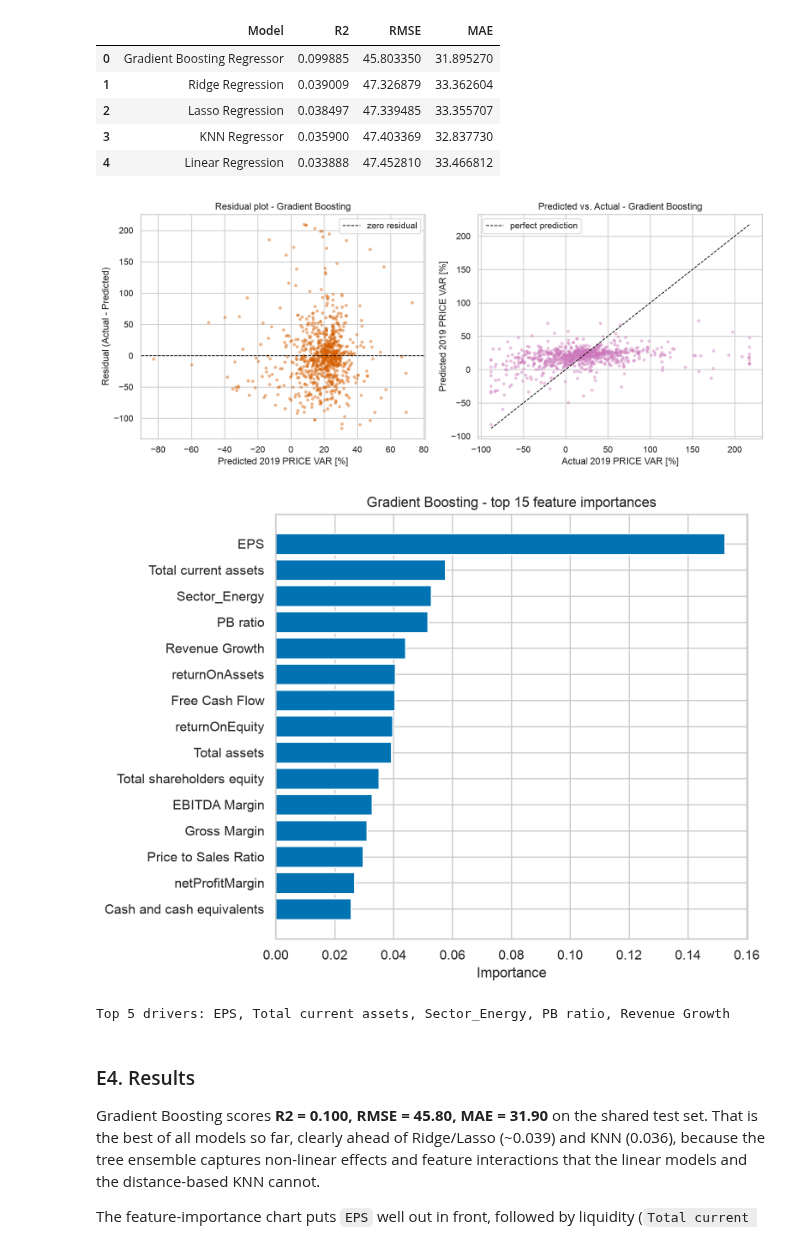
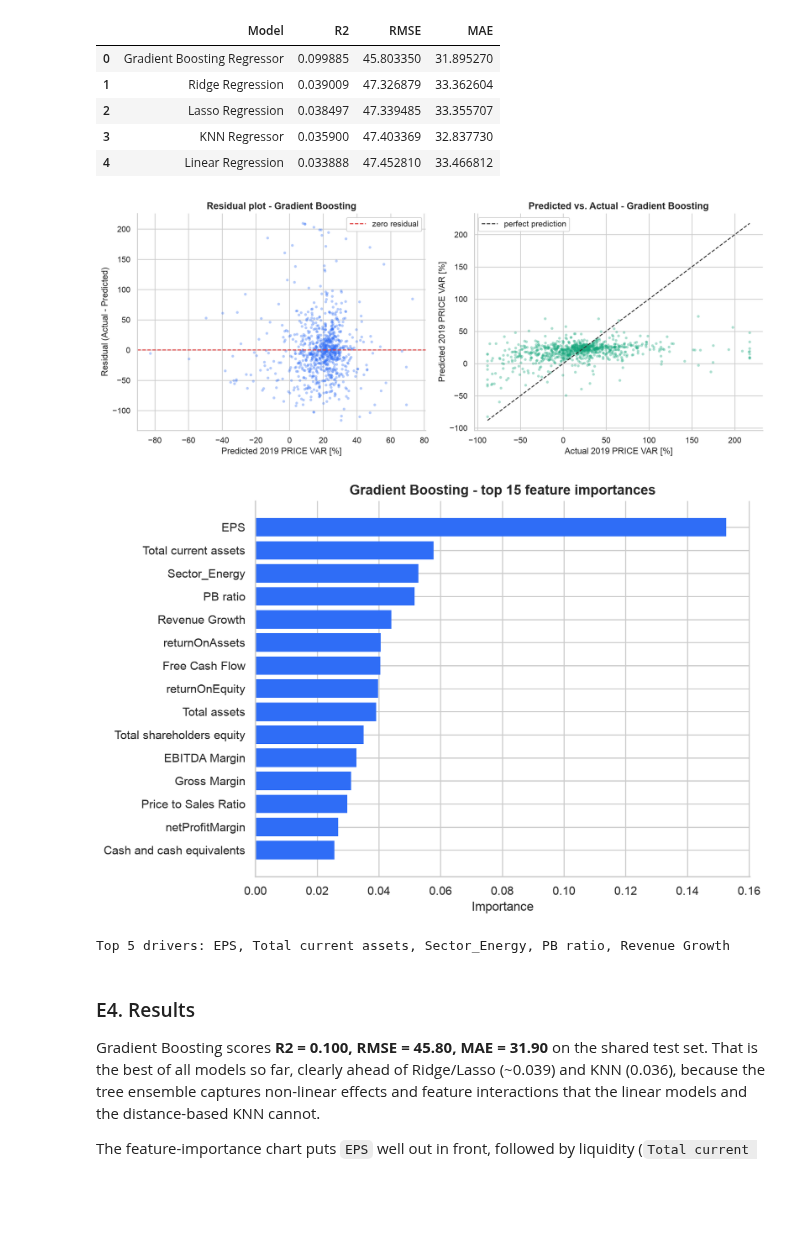
Before and after one commit to DominicKarolPeter/ML-Capstone_project, a Jupyter notebook: notebooks/regression.ipynb, the cells around one changed output. Saved outputs shown, nothing was run; the diff lists cells and outputs as text; code cells hidden in the pictures; blank space fills up the shorter version.

```diff
--- a/notebooks/regression.ipynb
+++ b/notebooks/regression.ipynb
@@ -607,49 +606,52 @@ GBR 5-fold CV R2 = 0.0744 (+/- 0.0109)
 # %%
 #residuals and predicted vs actual on the test set
 import os
 gbr_resid = y_test.values - gbr_preds
 
-fig, axes = plt.subplots(1, 2, figsize=(12, 5), dpi=200)
+fig, axes = plt.subplots(1, 2, figsize=(13, 5.2), dpi=200)
 
-axes[0].scatter(gbr_preds, gbr_resid, alpha=0.45, s=16, edgecolor='none',
-                color=sns.color_palette('colorblind')[3])
-axes[0].axhline(0, color='black', linewidth=1, linestyle='--', label='zero residual')
+axes[0].scatter(gbr_preds, gbr_resid, s=14, alpha=0.35, color='#2f6df6', edgecolor='none')
+axes[0].axhline(0, color='#d33', lw=1.3, ls='--', label='zero residual')
+axes[0].set_title('Residual plot - Gradient Boosting', fontsize=13, fontweight='bold')
 axes[0].set_xlabel('Predicted 2019 PRICE VAR [%]')
 axes[0].set_ylabel('Residual (Actual - Predicted)')
-axes[0].set_title('Residual plot - Gradient Boosting')
-axes[0].legend(loc='upper right')
+axes[0].legend(frameon=True, framealpha=0.9, loc='upper right')
 
-axes[1].scatter(y_test, gbr_preds, alpha=0.45, s=16, edgecolor='none',
-                color=sns.color_palette('colorblind')[4])
+axes[1].scatter(y_test, gbr_preds, s=14, alpha=0.35, color='#12a67a', edgecolor='none')
 lims = [min(y_test.min(), gbr_preds.min()), max(y_test.max(), gbr_preds.max())]
-axes[1].plot(lims, lims, color='black', linewidth=1, linestyle='--', label='perfect prediction')
+axes[1].plot(lims, lims, color='#333', lw=1.3, ls='--', label='perfect prediction')
+axes[1].set_title('Predicted vs. Actual - Gradient Boosting', fontsize=13, fontweight='bold')
 axes[1].set_xlabel('Actual 2019 PRICE VAR [%]')
 axes[1].set_ylabel('Predicted 2019 PRICE VAR [%]')
-axes[1].set_title('Predicted vs. Actual - Gradient Boosting')
-axes[1].legend(loc='upper left')
+axes[1].legend(frameon=True, framealpha=0.9, loc='upper left')
+
+for ax in axes:
+    sns.despine(ax=ax)
 
 plt.tight_layout()
 os.makedirs('figures/Gradient Boosting Regressor', exist_ok=True)
-plt.savefig('figures/Gradient Boosting Regressor/residual_and_predicted_vs_actual.png', dpi=200, bbox_inches='tight')
+plt.savefig('figures/Gradient Boosting Regressor/residual_and_predicted_vs_actual.png', dpi=300, bbox_inches='tight')
 plt.show()
 # %% [output]
-[figure, old version]
+[figure, new version]
 # %%
 #which fundamentals drive the model: top 15 feature importances
 importances = pd.Series(gbr_best.feature_importances_, index=X_train.columns).sort_values(ascending=False)
 top15 = importances.head(15)[::-1]
 
-plt.figure(figsize=(8, 6), dpi=200)
-plt.barh(top15.index, top15.values, color=sns.color_palette('colorblind')[0])
-plt.xlabel('Importance')
-plt.title('Gradient Boosting - top 15 feature importances')
+fig, ax = plt.subplots(figsize=(9, 6), dpi=200)
+ax.barh(top15.index, top15.values, color='#2f6df6', edgecolor='none')
+ax.set_xlabel('Importance')
+ax.set_title('Gradient Boosting - top 15 feature importances', fontsize=13, fontweight='bold')
+sns.despine(ax=ax)
 plt.tight_layout()
-plt.savefig('figures/Gradient Boosting Regressor/feature_importances.png', dpi=200, bbox_inches='tight')
+os.makedirs('figures/Gradient Boosting Regressor', exist_ok=True)
+plt.savefig('figures/Gradient Boosting Regressor/feature_importances.png', dpi=300, bbox_inches='tight')
 plt.show()
 
 print("Top 5 drivers:", ", ".join(importances.head(5).index))
 # %% [output]
-[figure, old version]
+[figure, new version]
 Top 5 drivers: EPS, Total current assets, Sector_Energy, PB ratio, Revenue Growth
 # %% [markdown]
 ### E4. Results
```
Also changed, not shown: parts of 1 cell of this notebook, 3 other files.
